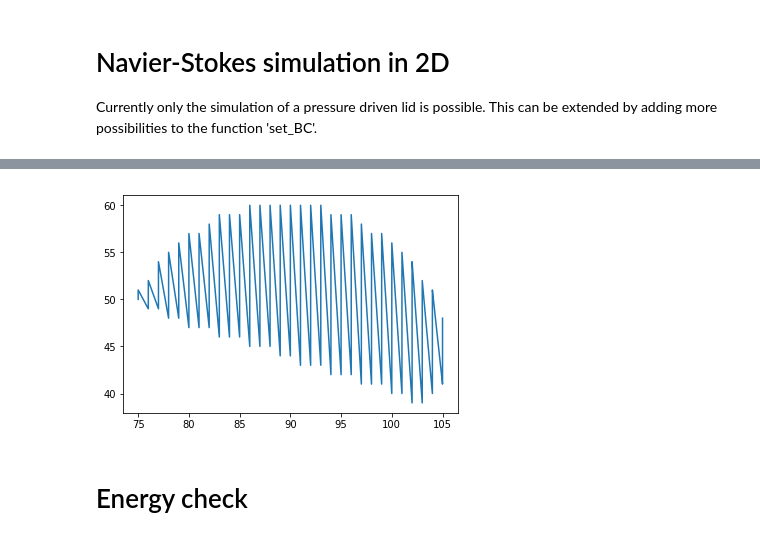
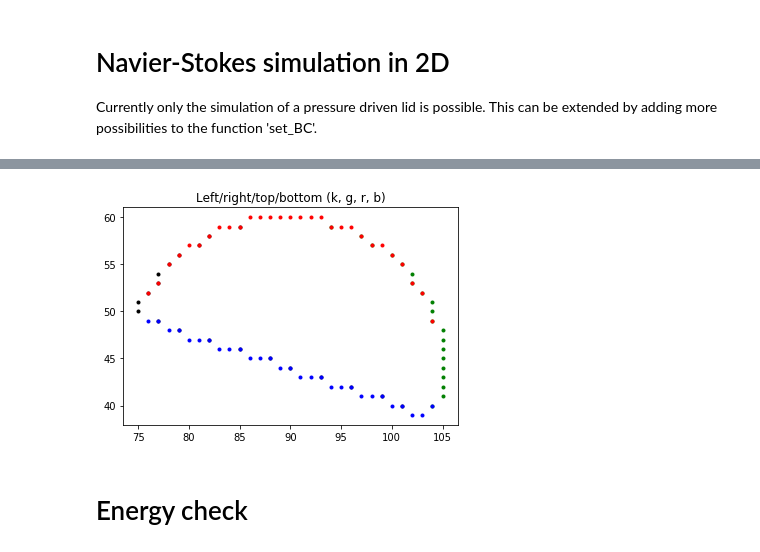
Before and after one commit to VHeusinkveld/2D_Incompressible_NV_Solver-CP4, a Jupyter notebook: Execute_simulation.ipynb, the cells around one changed output, grey strips where cells are left out. Saved outputs shown, nothing was run; the diff lists cells and outputs as text; code cells hidden in the pictures.

Commit message:
Made identifier for object boundary needed for pressure evaluation on object. Placed all functions in the function.py file

```diff
--- a/Execute_simulation.ipynb
+++ b/Execute_simulation.ipynb
@@ -108,9 +106,13 @@ Runtime 5.42 s
-# %%
-hoi = object_boundary(obj.cgrid)
-plt.plot(hoi[0], hoi[1], '-')
-plt.show()
-# %% [output]
-[figure, removed]
+# %%
+# Visual representation of the boundary of the object
+plt.plot(obj.lbound[0], obj.lbound[1], 'k.')
+plt.plot(obj.rbound[0], obj.rbound[1], 'g.')
+plt.plot(obj.tbound[0], obj.tbound[1], 'r.')
+plt.plot(obj.bbound[0], obj.bbound[1], 'b.')
+plt.title('Left/right/top/bottom (k, g, r, b)')
+plt.show()
+# %% [output]
+[figure, added]
 # %% [markdown]
 # Energy check
 # %%
```
Also changed, not shown: parts of 7 cells of this notebook, 1 other file.
